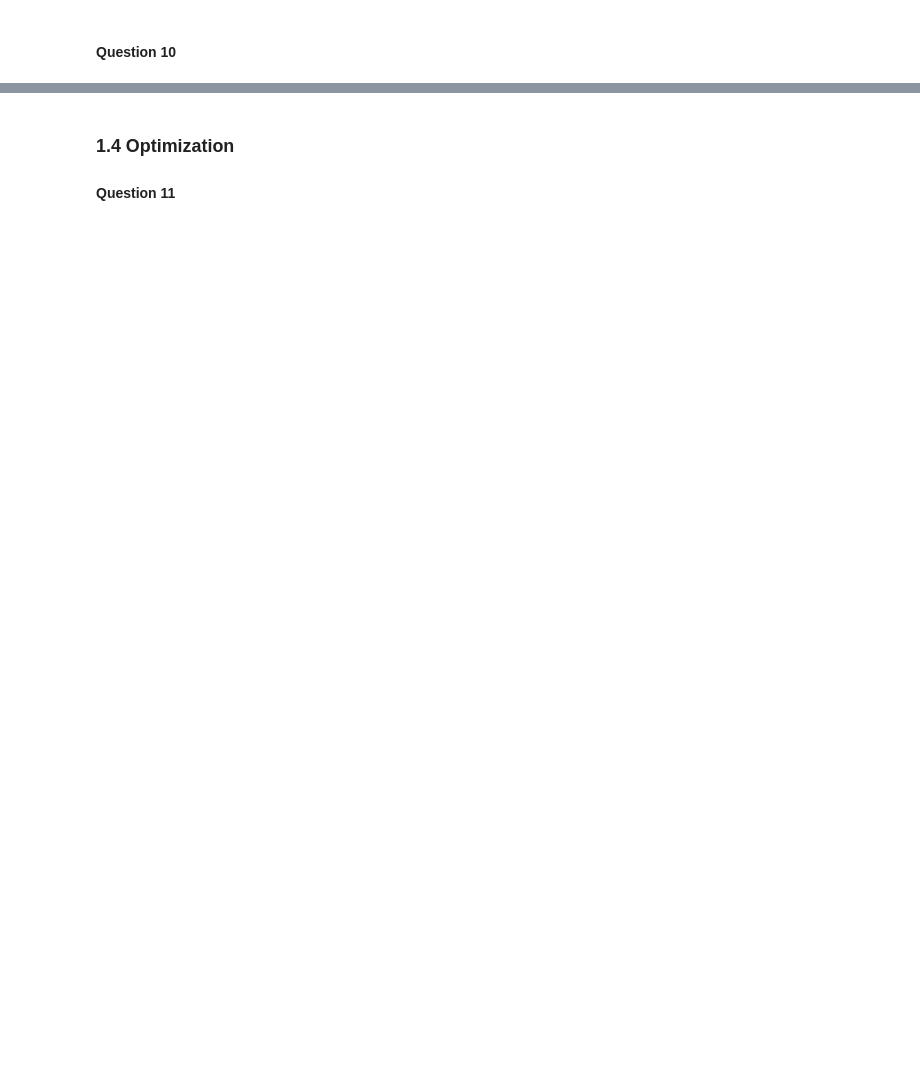
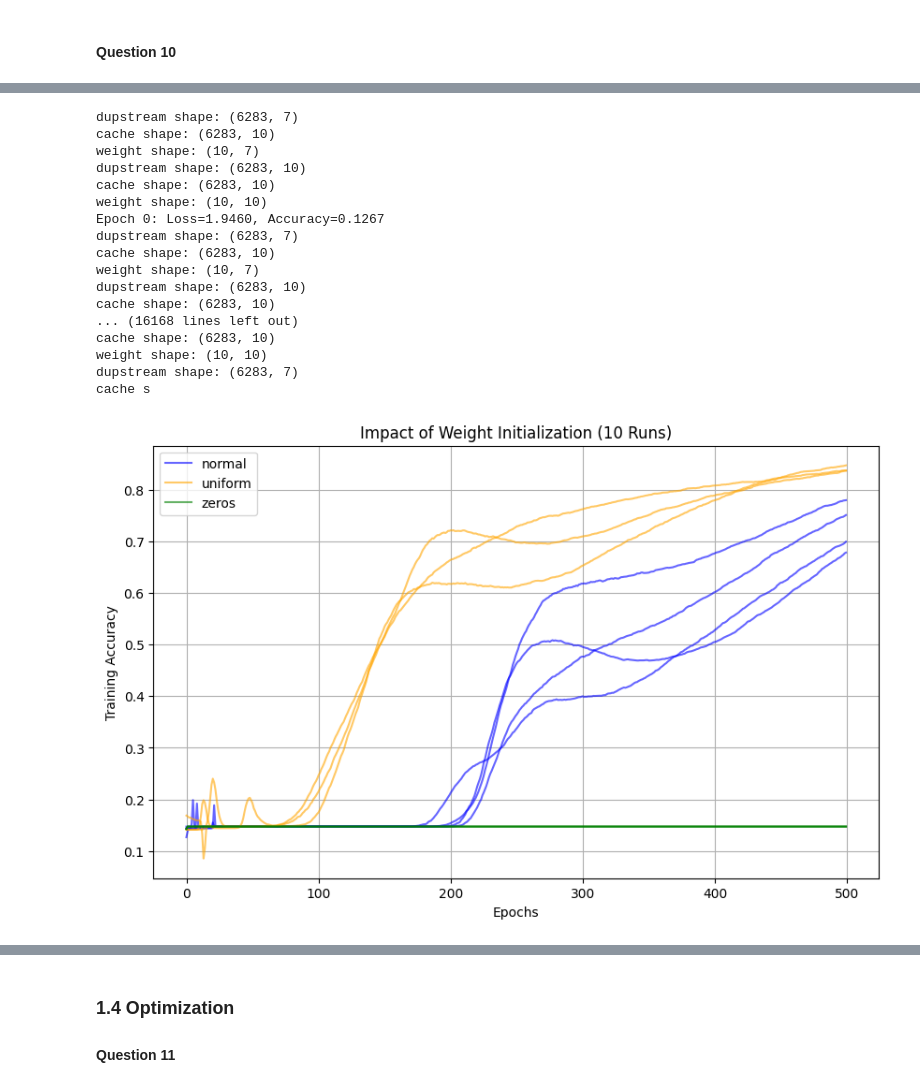
Before and after one commit to zain1290/Artificial-Neural-Network, a Jupyter notebook: src/Danny.ipynb, the cells around one changed output, grey strips where cells are left out. Cells and saved outputs as stored; diff of their text form; code cells hidden in the pictures; blank space fills up the shorter version.

```diff
--- a/src/Danny.ipynb
+++ b/src/Danny.ipynb
@@ -357,0 +576,60 @@ _Put your code blocks above (if any) and write your answer here._
+# %%
+
+experiments = [
+    'normal', 'normal', 'normal', 'normal',  # 4 runs of Normal
+    'uniform', 'uniform', 'uniform',         # 3 runs of Uniform
+    'zeros', 'zeros', 'zeros'                # 3 runs of Zeros
+]
+
+# Dictionary to map schemes to specific colors so the plot is readable
+colors = {'normal': 'blue', 'uniform': 'orange', 'zeros': 'green'}
+
+plt.figure(figsize=(10, 6))
+
+for i, scheme in enumerate(experiments):
+    net = Network([
+        Linear(10, 10, init_type=scheme),
+        Activation(),
+        Linear(10, 7, init_type=scheme),
+        Softmax()
+    ])
+
+    loss_hist, acc_hist = train(
+        net,
+        X_train,
+        y_train,
+        criterion=Loss,
+        lr=0.1,
+        epochs=500
+    )
+
+
+    label = scheme if scheme not in plt.gca().get_legend_handles_labels()[1] else "_nolegend_"
+
+    plt.plot(acc_hist, color=colors[scheme], alpha=0.6, label=label)
+
+plt.title("Impact of Weight Initialization (10 Runs)")
+plt.xlabel("Epochs")
+plt.ylabel("Training Accuracy")
+plt.legend()
+plt.grid(True)
+plt.show()
+# %% [output]
+dupstream shape: (6283, 7)
+cache shape: (6283, 10)
+weight shape: (10, 7)
+dupstream shape: (6283, 10)
+cache shape: (6283, 10)
+weight shape: (10, 10)
+Epoch 0: Loss=1.9460, Accuracy=0.1267
+dupstream shape: (6283, 7)
+cache shape: (6283, 10)
+weight shape: (10, 7)
+dupstream shape: (6283, 10)
+cache shape: (6283, 10)
+... (16168 lines left out)
+cache shape: (6283, 10)
+weight shape: (10, 10)
+dupstream shape: (6283, 7)
+cache s
+[figure, added]
```
Also changed, not shown: parts of 22 cells of this notebook, 1 other file.
